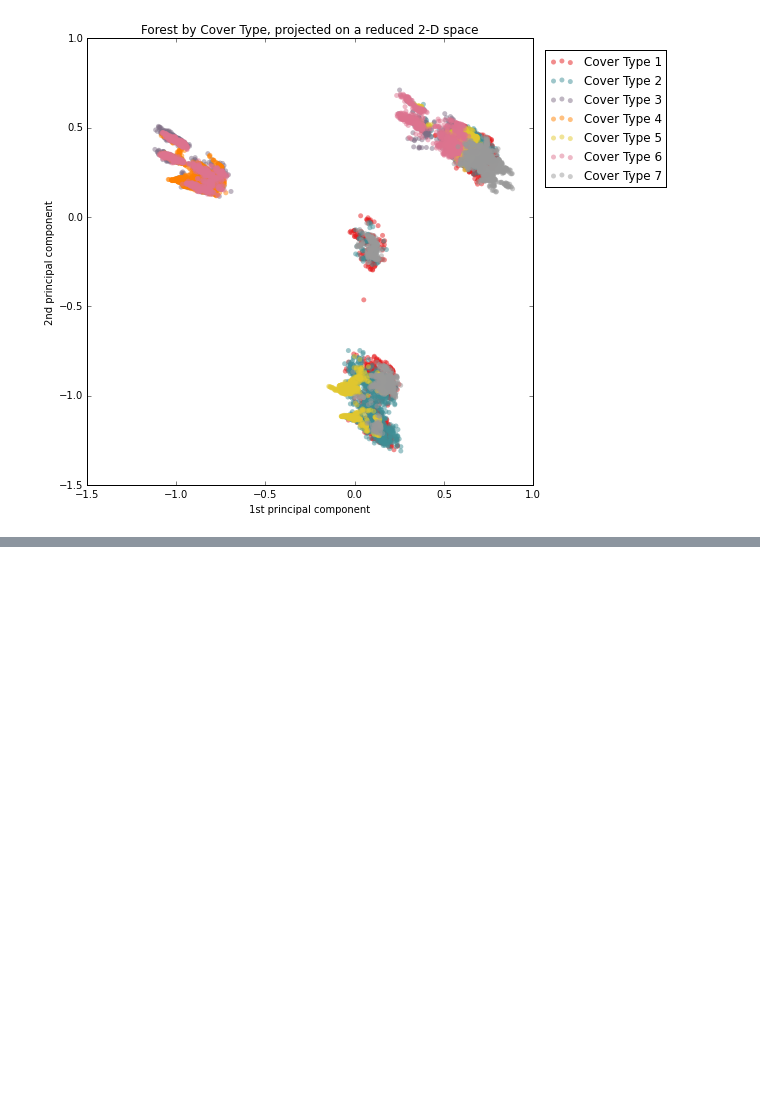
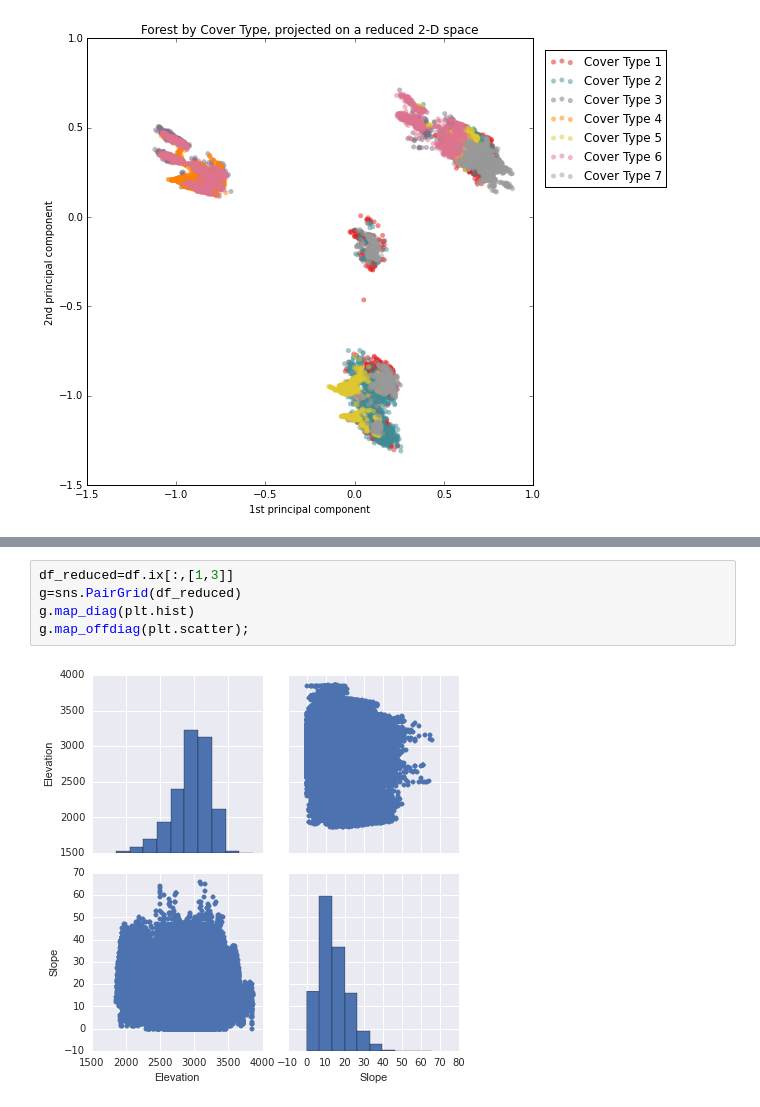
Before and after one commit to juanjocarin/W207-final-project, a Jupyter notebook: Forest/W207-Carin_Mahmud_Sakhamuri.ipynb, the cells around one changed output, grey strips where cells are left out. Drawn from its saved outputs; the diff is of its cells as text; blank space fills up the shorter version.

```diff
--- a/Forest/W207-Carin_Mahmud_Sakhamuri.ipynb
+++ b/Forest/W207-Carin_Mahmud_Sakhamuri.ipynb
@@ -526,0 +642,7 @@ plot(X_train_minmax)
+# %%
+df_reduced=df.ix[:,[1,3]]
+g=sns.PairGrid(df_reduced)
+g.map_diag(plt.hist)
+g.map_offdiag(plt.scatter);
+# %% [output]
+[figure, added]
```
Also changed, not shown: parts of 15 cells of this notebook.
